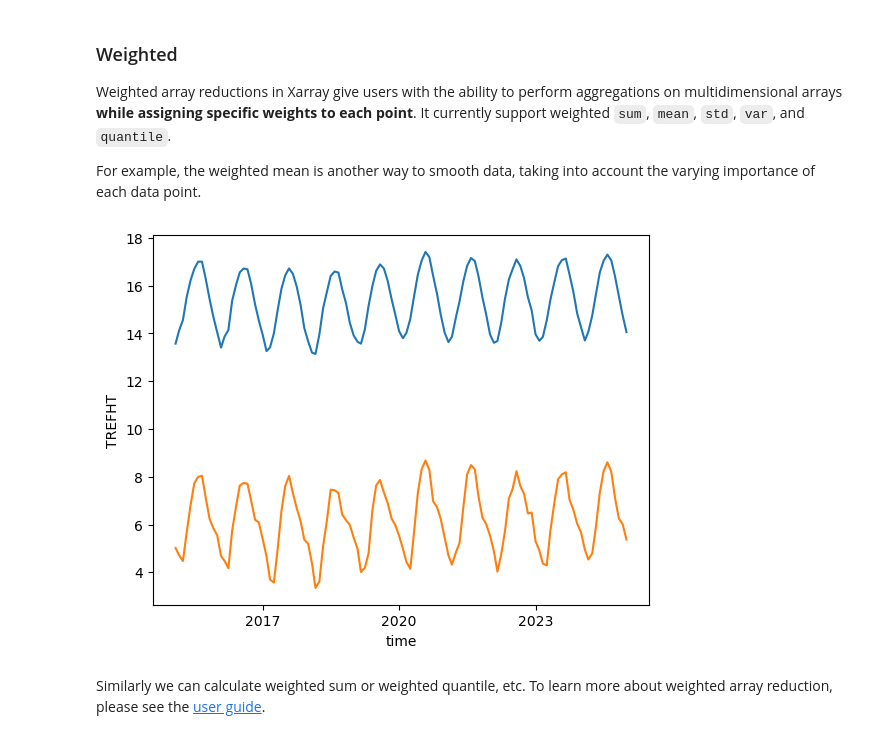
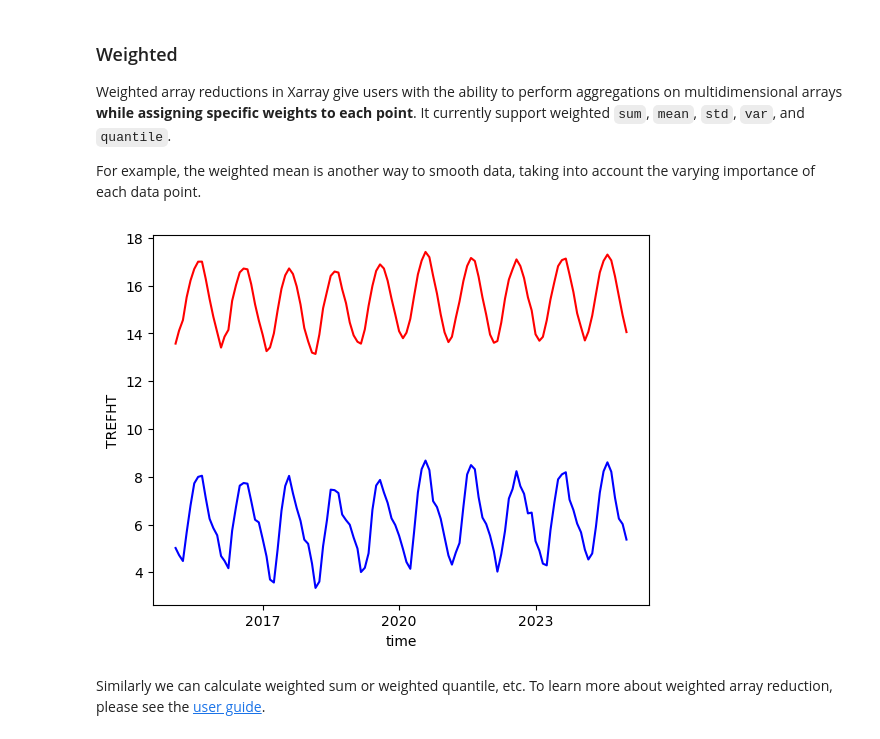
Before and after one commit to NCAR/Xarray-Dask-ESDS-2024, a Jupyter notebook: notebooks/01-xarray-intro.ipynb, the cells around one changed output. Drawn from its saved outputs; the diff is of its cells as text; code cells hidden in the pictures.

```diff
--- a/notebooks/01-xarray-intro.ipynb
+++ b/notebooks/01-xarray-intro.ipynb
@@ -610,9 +549,8 @@ weighted_mean=tref_c.weighted(weights).mean(["lat", "lon"])
 # %%
-
-weighted_mean.plot(label="weighted");
-tref_c.mean(["lat", "lon"]).plot(label="unweighted");
+weighted_mean.plot(label="weighted", color='r');                      # -- this one is weighted towards equator values
+tref_c.mean(["lat", "lon"]).plot(label="unweighted", color = 'b');
 # %% [output]
-[figure, old version]
+[figure, new version]
 # %% [markdown]
 Similarly we can calculate weighted sum or weighted quantile, etc. To learn more about weighted array reduction, please see the [user guide](https://docs.xarray.dev/en/stable/generated/xarray.DataArray.weighted.html).
 # %% [markdown]
```
Also changed, not shown: parts of 36 cells of this notebook.
